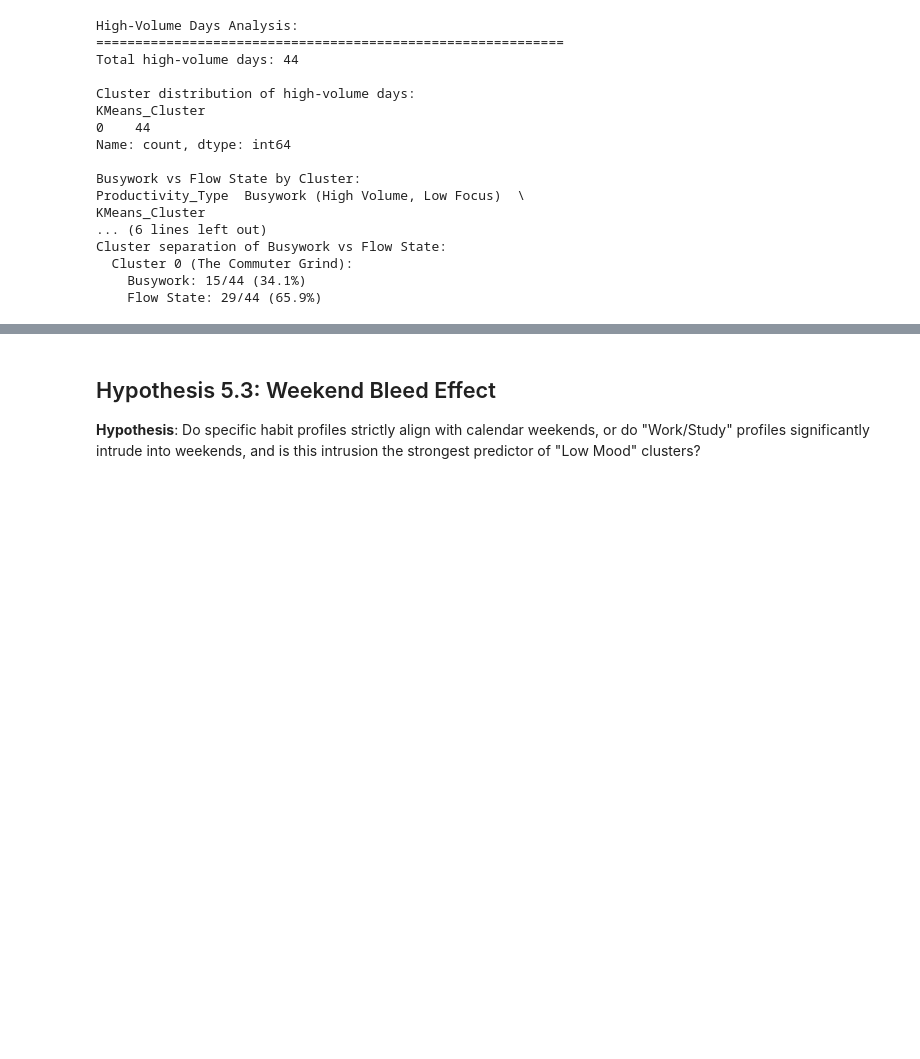
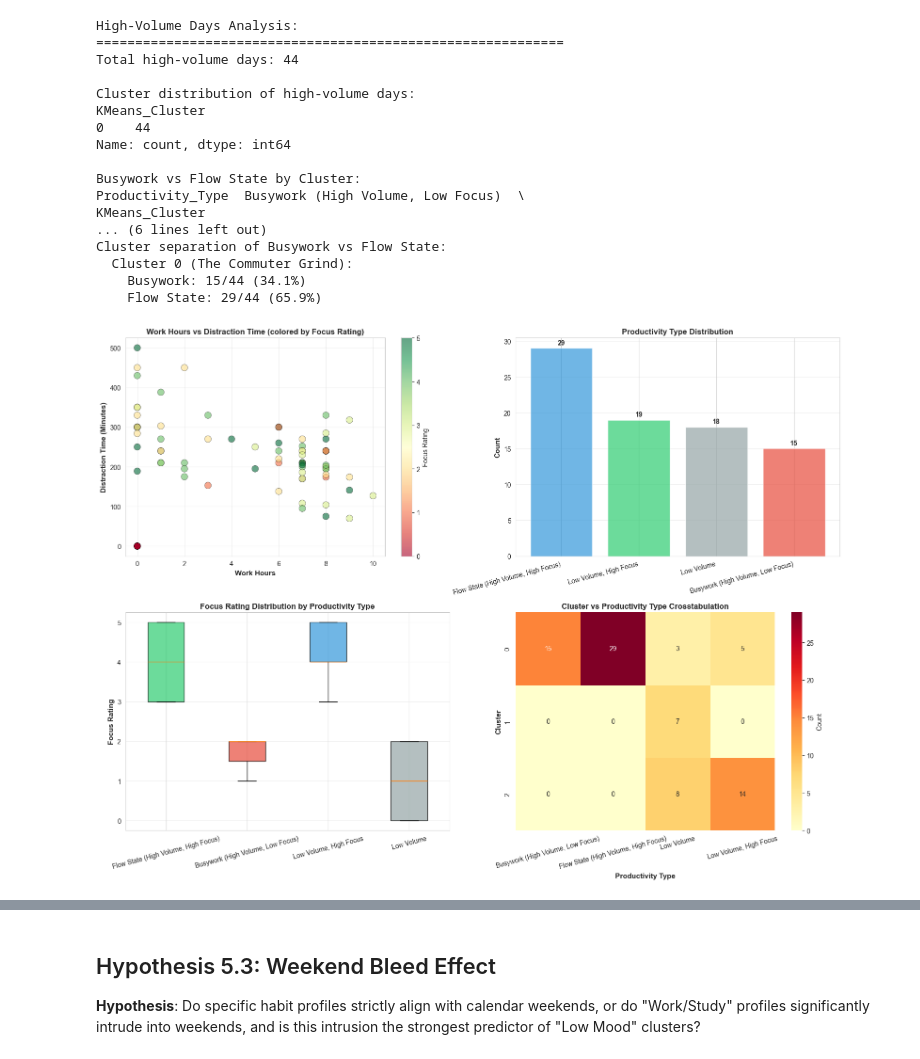
Before and after one commit to badong0/DataScience_Final_Project, a Jupyter notebook: 3hypothesis_testing.ipynb, the cells around one changed output, grey strips where cells are left out. Cells and saved outputs as stored; diff of their text form; code cells hidden in the pictures; blank space fills up the shorter version.

```diff
--- a/3hypothesis_testing.ipynb
+++ b/3hypothesis_testing.ipynb
@@ -267,3 +304,86 @@ Cluster separation of Busywork vs Flow State:
   Cluster 0 (The Commuter Grind):
     Busywork: 15/44 (34.1%)
     Flow State: 29/44 (65.9%)
+# %%
+# Visualizations for Hypothesis 5.2: Busy vs. Productive
+fig, axes = plt.subplots(2, 2, figsize=(16, 12))
+
+# Figure 1: Scatter plot - Work_Hours vs Distraction_Time colored by Focus_Rating
+scatter = axes[0, 0].scatter(df['Work_Hours'], df['Distraction_Time_Mins'],
+                              c=df['Focus_Rating'], cmap='RdYlGn',
+                              s=100, alpha=0.6, edgecolors='black', linewidth=0.5)
+axes[0, 0].set_xlabel('Work Hours', fontsize=11, fontweight='bold')
+axes[0, 0].set_ylabel('Distraction Time (Minutes)', fontsize=11, fontweight='bold')
+axes[0, 0].set_title('Work Hours vs Distraction Time (colored by Focus Rating)',
+                      fontsize=12, fontweight='bold')
+axes[0, 0].grid(alpha=0.3)
+plt.colorbar(scatter, ax=axes[0, 0], label='Focus Rating')
+
+# Figure 2: Productivity Type Distribution
+productivity_counts = df['Productivity_Type'].value_counts()
+axes[0, 1].bar(range(len(productivity_counts)), productivity_counts.values,
+               color=['#3498db', '#2ecc71', '#95a5a6', '#e74c3c'], alpha=0.7)
+axes[0, 1].set_xticks(range(len(productivity_counts)))
+axes[0, 1].set_xticklabels(productivity_counts.index, rotation=15, ha='right')
+axes[0, 1].set_ylabel('Count', fontsize=11, fontweight='bold')
+axes[0, 1].set_title('Productivity Type Distribution', fontsize=12, fontweight='bold')
+axes[0, 1].grid(axis='y', alpha=0.3)
+for j, val in enumerate(productivity_counts.values):
+    axes[0, 1].text(j, val + 0.5, str(val), ha='center', fontweight='bold')
+
+# Figure 3: Box plot - Focus Rating by Productivity Type
+productivity_order = ['Flow State (High Volume, High Focus)',
+                      'Busywork (High Volume, Low Focus)',
+                      'Low Volume, High Focus',
+                      'Low Volume']
+productivity_data = [df[df['Productivity_Type'] == p]['Focus_Rating'].values
+                     for p in productivity_order if p in df['Productivity_Type'].values]
+productivity_labels = [p for p in productivity_order if p in df['Productivity_Type'].values]
+
+bp = axes[1, 0].boxplot(productivity_data, labels=productivity_labels, patch_artist=True)
+colors_box = ['#2ecc71', '#e74c3c', '#3498db', '#95a5a6']
+for patch, color in zip(bp['boxes'], colors_box[:len(bp['boxes'])]):
+    patch.set_facecolor(color)
+    patch.set_alpha(0.7)
+axes[1, 0].set_ylabel('Focus Rating', fontsize=11, fontweight='bold')
+axes[1, 0].set_title('Focus Rating Distribution by Productivity Type', fontsize=12, fontweight='bold')
+axes[1, 0].tick_params(axis='x', rotation=15)
+axes[1, 0].grid(axis='y', alpha=0.3)
+
+# Figure 4: Cluster vs Productivity Type Crosstabulation Heatmap
+if 'Productivity_Type' in df.columns:
+    crosstab = pd.crosstab(df['KMeans_Cluster'], df['Productivity_Type'])
+    sns.heatmap(crosstab, annot=True, fmt='d', cmap='YlOrRd', ax=axes[1, 1],
+                cbar_kws={'label': 'Count'})
+    axes[1, 1].set_xlabel('Productivity Type', fontsize=11, fontweight='bold')
+    axes[1, 1].set_ylabel('Cluster', fontsize=11, fontweight='bold')
+    axes[1, 1].set_title('Cluster vs Productivity Type Crosstabulation',
+                          fontsize=12, fontweight='bold')
+    axes[1, 1].tick_params(axis='x', rotation=15)
+
+plt.tight_layout()
+plt.show()
+
+# Additional Figure: Work_Hours vs Focus_Rating colored by Productivity Type
+fig, ax = plt.subplots(figsize=(12, 7))
+productivity_types = df['Productivity_Type'].unique()
+colors_map = {'Flow State (High Volume, High Focus)': '#2ecc71',
+              'Busywork (High Volume, Low Focus)': '#e74c3c',
+              'Low Volume, High Focus': '#3498db',
+              'Low Volume': '#95a5a6'}
+
+for ptype in productivity_types:
+    mask = df['Productivity_Type'] == ptype
+    ax.scatter(df[mask]['Work_Hours'], df[mask]['Focus_Rating'],
+               label=ptype, color=colors_map.get(ptype, 'gray'),
+               s=100, alpha=0.6, edgecolors='black', linewidth=0.5)
+
+ax.set_xlabel('Work Hours', fontsize=12, fontweight='bold')
+ax.set_ylabel('Focus Rating', fontsize=12, fontweight='bold')
+ax.set_title('Work Hours vs Focus Rating by Productivity Type', fontsize=13, fontweight='bold')
+ax.legend(bbox_to_anchor=(1.05, 1), loc='upper left')
+ax.grid(alpha=0.3)
+plt.tight_layout()
+plt.show()
+# %% [output]
+[figure, added]
```
Also changed, not shown: parts of 4 cells of this notebook, 7 other files.
